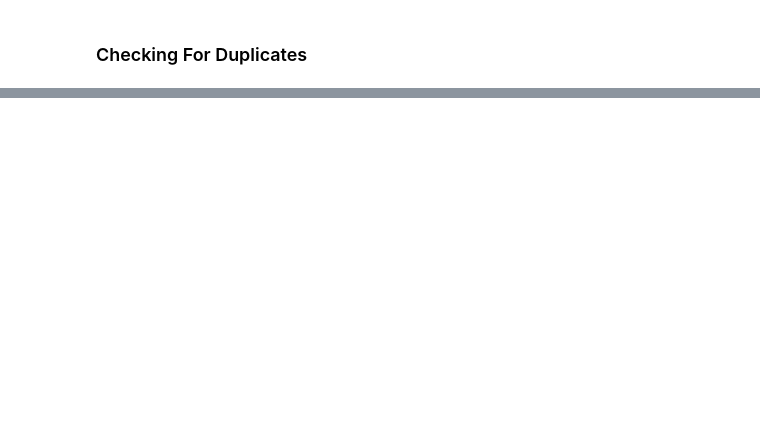
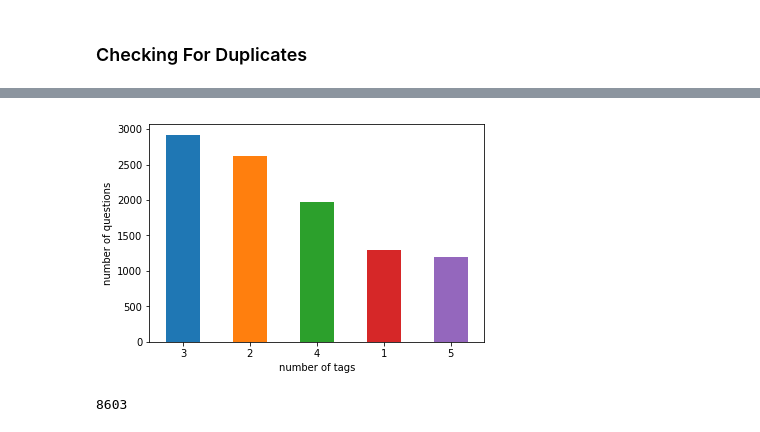
Before and after one commit to Jitmanew-Tyagi/StackOverflow_Tag_Prediction, a Jupyter notebook: StackOverflow Tag Prediction.ipynb, the cells around one changed output, grey strips where cells are left out. Drawn from its saved outputs; the diff is of its cells as text; code cells hidden in the pictures; blank space fills up the shorter version.

```diff
--- a/StackOverflow Tag Prediction.ipynb
+++ b/StackOverflow Tag Prediction.ipynb
@@ -189,0 +185,2 @@ else: print("Download data from: https://www.kaggle.com/c/facebook-recruiting-ii
+# %%
+data = pd.read_csv('train.csv',nrows=10000)
@@ -189,0 +234,4 @@ else: print("Download data from: https://www.kaggle.com/c/facebook-recruiting-ii
+# %%
+# Counting no of tags per question.
+data["tag_count"] = data["Tags"].apply(lambda text: len(text.split(" ")))
+data.head(25)
@@ -189,0 +256,15 @@ else: print("Download data from: https://www.kaggle.com/c/facebook-recruiting-ii
+# %%
+#distribution of the number of tags each question has.
+prob = data.tag_count.value_counts()
+prob.plot(kind='bar')
+plt.xticks(rotation=0)
+plt.ylabel("number of questions")
+plt.xlabel("number of tags")
+plt.show()
+# %% [output]
+[figure, added]
+# %%
+# Total number of uniye tags
+len(data["Tags"].unique())
+# %% [output]
+8603
```
Also changed, not shown: parts of 9 cells of this notebook, 2 other files.
